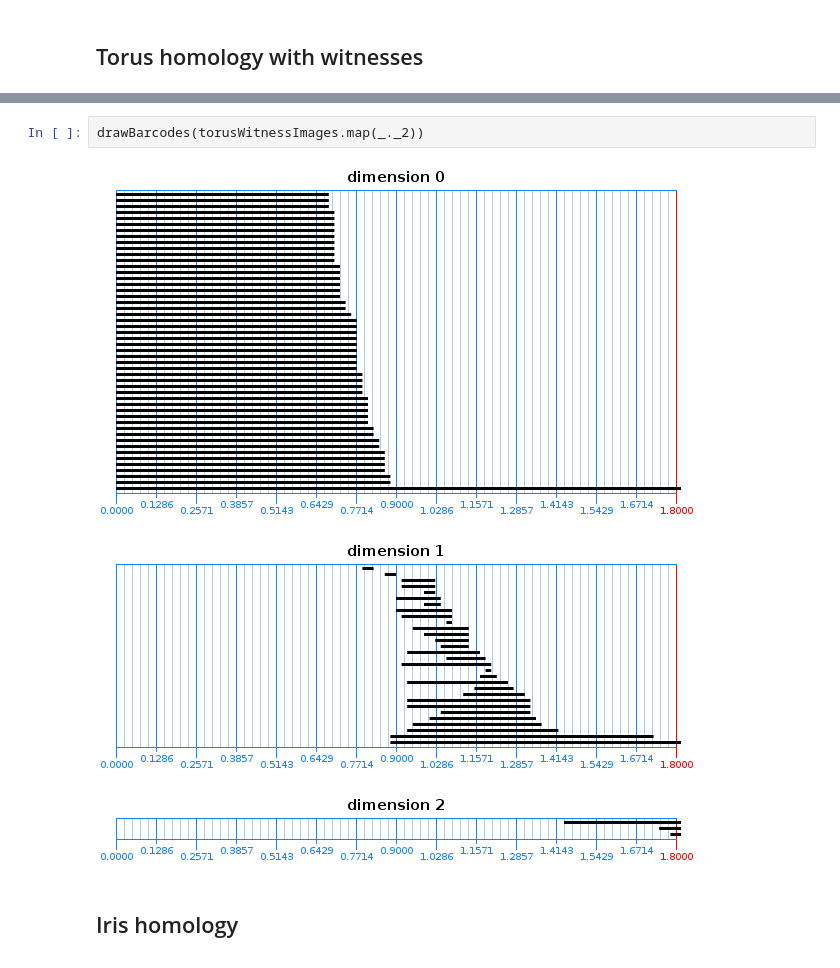
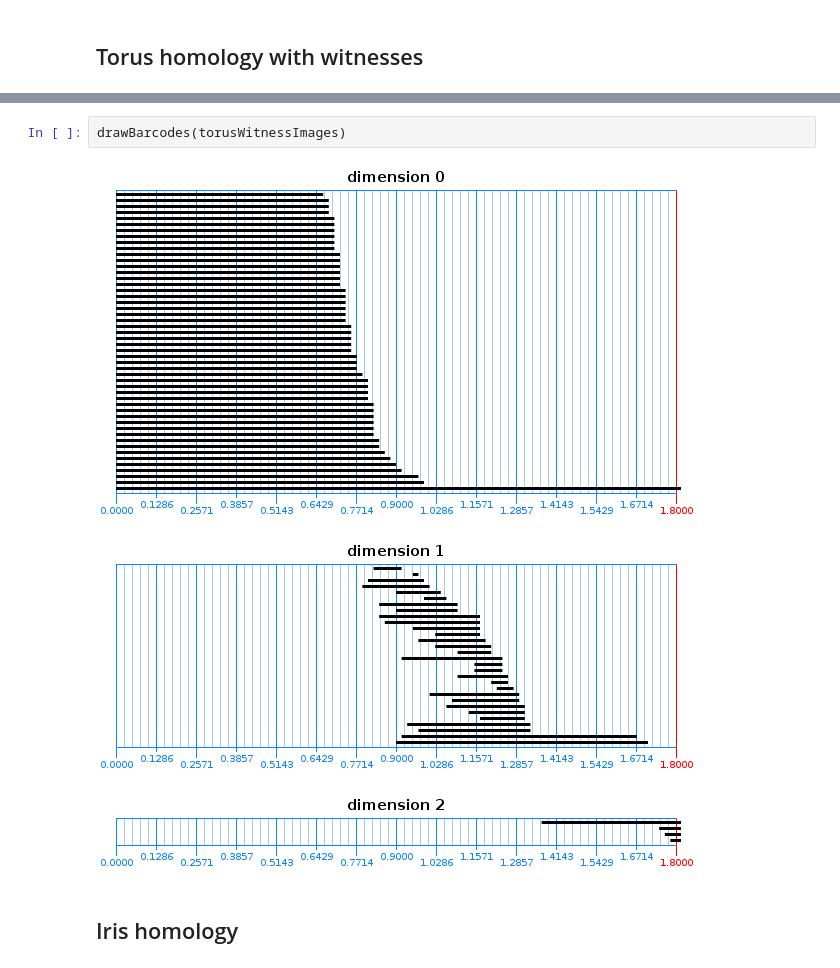
Before and after one commit to lambdaofgod/tda-project, a Jupyter notebook: notebooks/javaplex.ipynb, the cells around one changed output, grey strips where cells are left out. Cells and saved outputs as stored; diff of their text form.

```diff
--- a/notebooks/javaplex.ipynb
+++ b/notebooks/javaplex.ipynb
@@ -251,9 +152,9 @@ has 2448 simplices
 # %%
-drawBarcodes(torusWitnessImages.map(_._2))
+drawBarcodes(torusWitnessImages)
 # %% [output]
-[figure, old version]
+[figure, new version]
-[figure, old version]
+[figure, new version]
-[figure, old version]
+[figure, new version]
 # %% [markdown]
 ## Iris homology
 # %%
```
Also changed, not shown: parts of 23 cells of this notebook, 5 other files.
